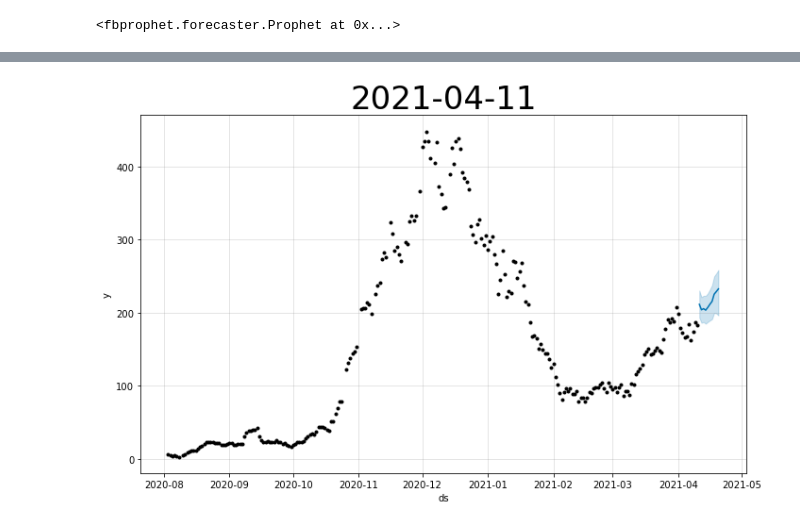
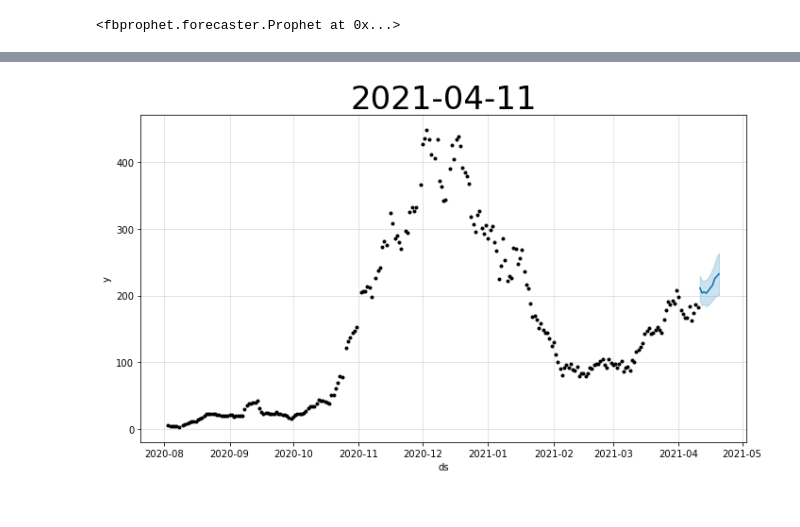
Before and after one commit to jokus-pokus/Gesundheitsamt, a Jupyter notebook: Modellierung_Prophet.ipynb, the cells around one changed output, grey strips where cells are left out. Cells and saved outputs as stored; diff of their text form; code cells hidden in the pictures.

```diff
--- a/Modellierung_Prophet.ipynb
+++ b/Modellierung_Prophet.ipynb
@@ -80,11 +83,12 @@ forecast[['ds', 'yhat', 'yhat_lower', 'yhat_upper']].tail()
 # %%
 fig = m.plot(forecast)
 ax = fig.gca()
 ax.set_title(today, size=34)
+plt.tight_layout()
 fig.savefig('Vorhersagen/'+str(today)+'.png')
-plt.close(fig)
+#plt.close(fig)
 # %% [output]
-[figure, old version]
+[figure, new version]
 # %%
 fig2 = m.plot_components(forecast)
 # %% [output]
```
Also changed, not shown: parts of 3 cells of this notebook, 2 other files.
